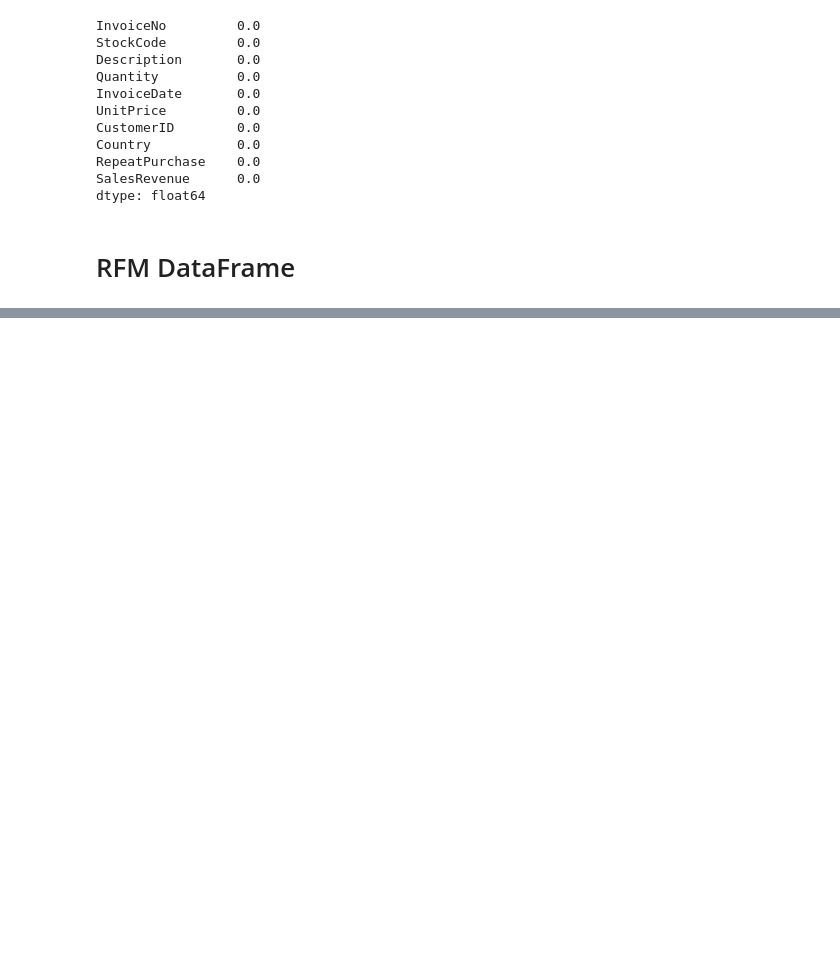
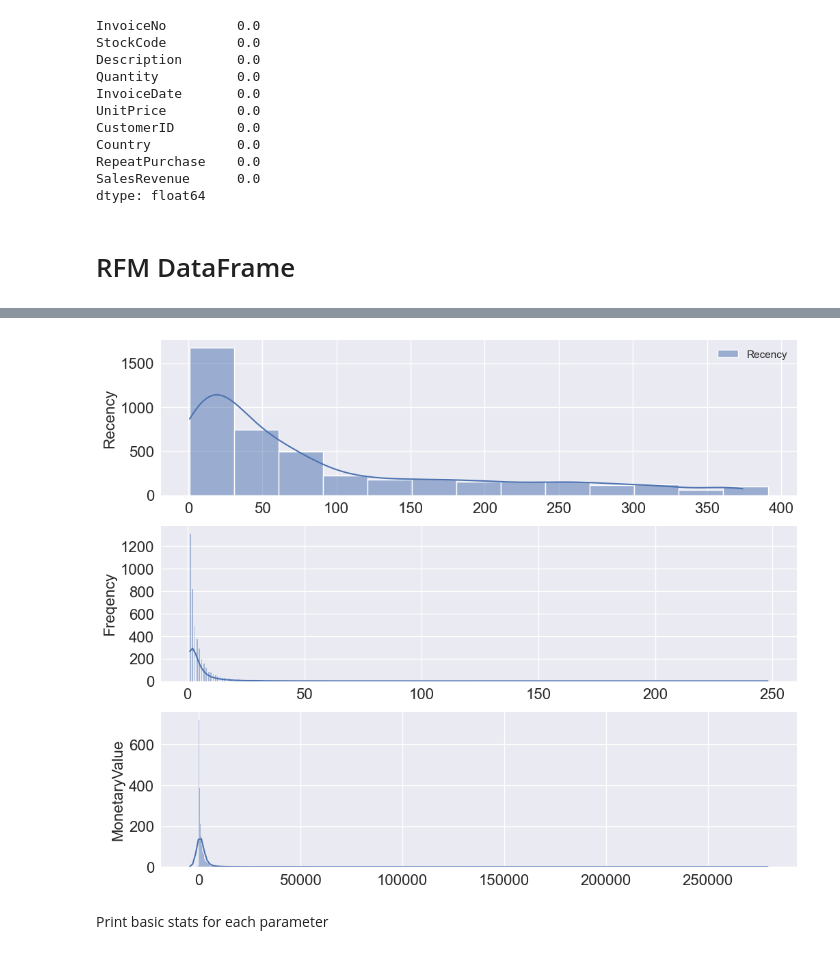
Before and after one commit to Aljgutier/segmentation, a Jupyter notebook: RFM_Segmentation_OnlineSales.ipynb, the cells around one changed output, grey strips where cells are left out. Cells and saved outputs as stored; diff of their text form; code cells hidden in the pictures; blank space fills up the shorter version.

Commit message:
rfm segmentation notebook progress

```diff
--- a/RFM_Segmentation_OnlineSales.ipynb
+++ b/RFM_Segmentation_OnlineSales.ipynb
@@ -927,16 +168,0 @@ df_centers2.head()
-# %%
-
-%run census_segmentation_helpers.py
-
-df_heatmap2 = df_centers2.copy().T
-# first run without column names ... then get column names from interpretation below
-# Note - a trick to automating the name-label assignments is to set logic, approx percentatages
-
-industry_labels =  ['Suburban Zips','Rural-suburban Zips', 'Rural Zips','Manufacturing Zips']
-
-
-df_heatmap2.columns = industry_labels
-
-matplotlib.style.use('ggplot')
-clusterheatmap(df_heatmap2)
-plt.show()
@@ -1134,0 +218,28 @@ for clabel,color,marker,title,k in zip(clabels,colors,markers,titles,range(1,7))
+# %%
+
+plt.style.use('seaborn')
+fig, ax = plt.subplots(nrows=3, ncols=1, figsize = (12,10))
+plot_defaults_dict = bp.plot_defaults() # get matplotlib defaults dictionary from beautifulplots
+sns.set(style="ticks")
+
+# Plot histogram
+r = df_rfm[['Recency']]
+g=sns.histplot(data = r, kde = True, binwidth=30, ax=ax[0])
+plot_defaults_dict["y_axis_label"]='Recency'
+bp.set_axisparams(plot_defaults_dict,ax[0],g) # set the axis parameters
+
+f = df_rfm['Frequency']
+g=sns.histplot(data = f, kde = True, ax=ax[1])
+plot_defaults_dict["y_axis_label"]='Freqency'
+bp.set_axisparams(plot_defaults_dict,ax[1],g) # set the axis parameters
+
+m = df_rfm['MonetaryValue']
+g=sns.histplot(data = m, kde = True, ax=ax[2])
+plot_defaults_dict["y_axis_label"]='MonetaryValue'
+bp.set_axisparams(plot_defaults_dict,ax[2],g) # set the axis parameters
+
+plt.show()
+# %% [output]
+[figure, added]
+# %% [markdown]
+Print basic stats for each parameter
```
Also changed, not shown: parts of 108 cells of this notebook, 1 other file.
